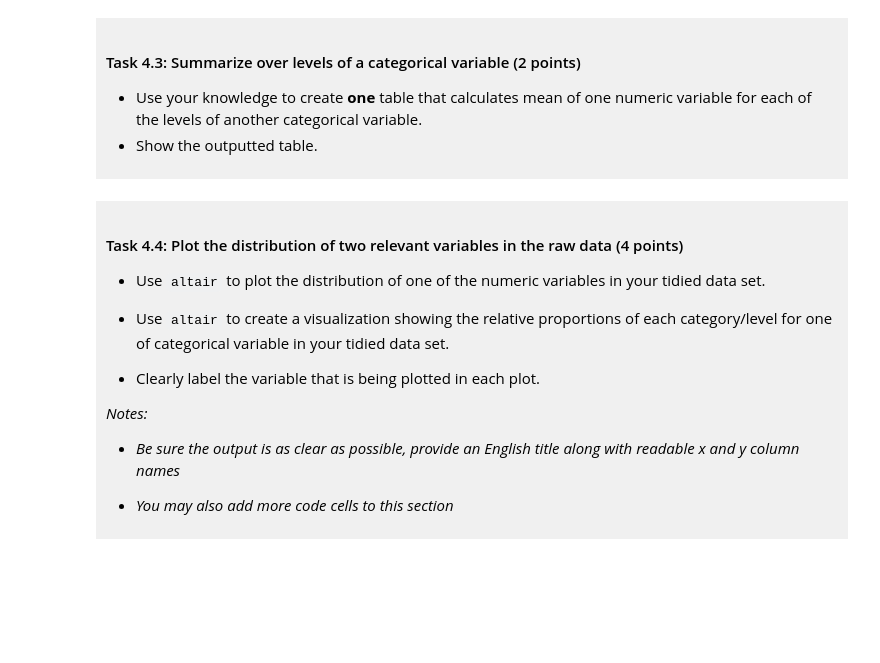
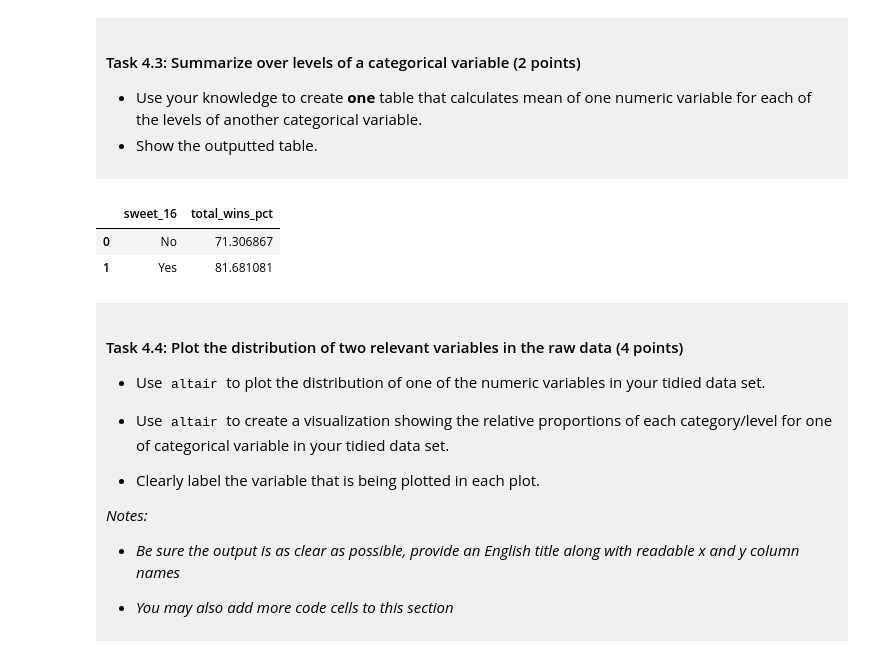
Before and after one commit to Binningrohan-rgb/dsci-100-rohan-binning, a Jupyter notebook: dsci-100-project-notebook.ipynb, the cells around one changed output. Cells and saved outputs as stored; diff of their text form; code cells hidden in the pictures; blank space fills up the shorter version.

```diff
--- a/dsci-100-project-notebook.ipynb
+++ b/dsci-100-project-notebook.ipynb
@@ -270,7 +296,13 @@ You will refine your research question (if needed) and produce a tidy data set.
 - Show the outputted table.
 </div>
 # %%
-### EDIT THIS CODE CELL ###
+march_grouped =  march_tidy.groupby("sweet_16")["total_wins_pct"].mean().reset_index()
+
+display(march_grouped)
+# %% [output]
+|  | sweet_16 | total_wins_pct |
+| 0 | No | 71.306867 |
+| 1 | Yes | 81.681081 |
 # %% [markdown]
 <div style="background-color: #f0f0f0; padding: 10px;">
 
```
Also changed, not shown: parts of 14 cells of this notebook.
